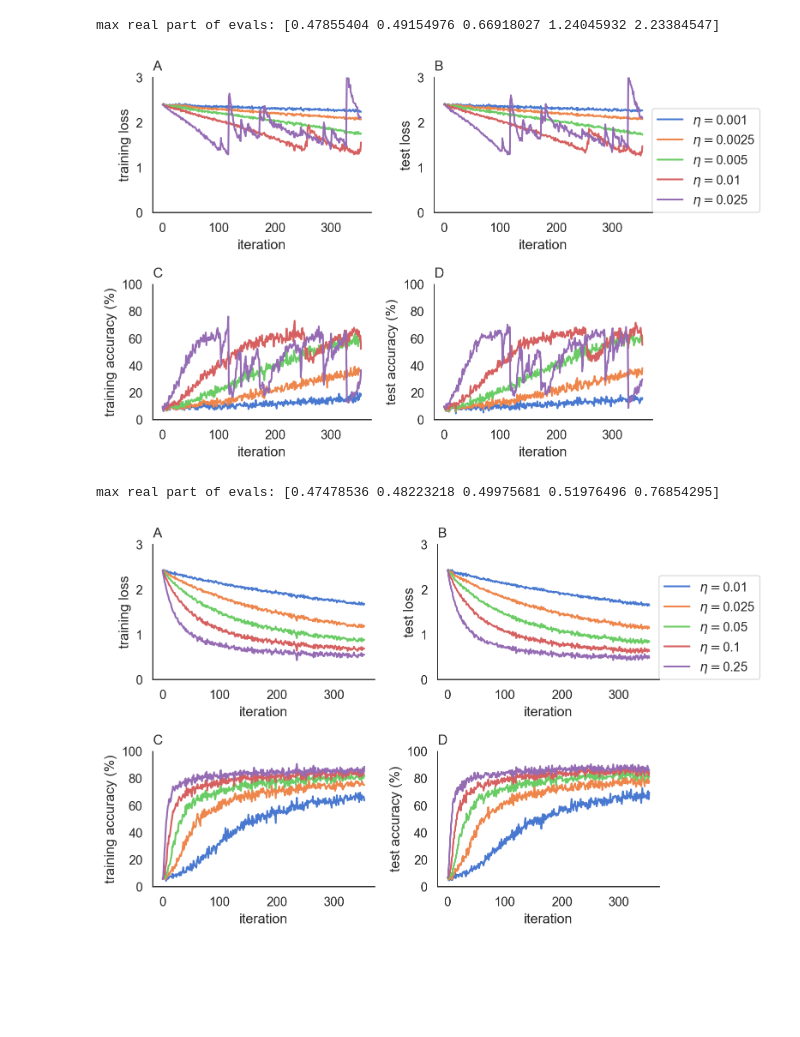
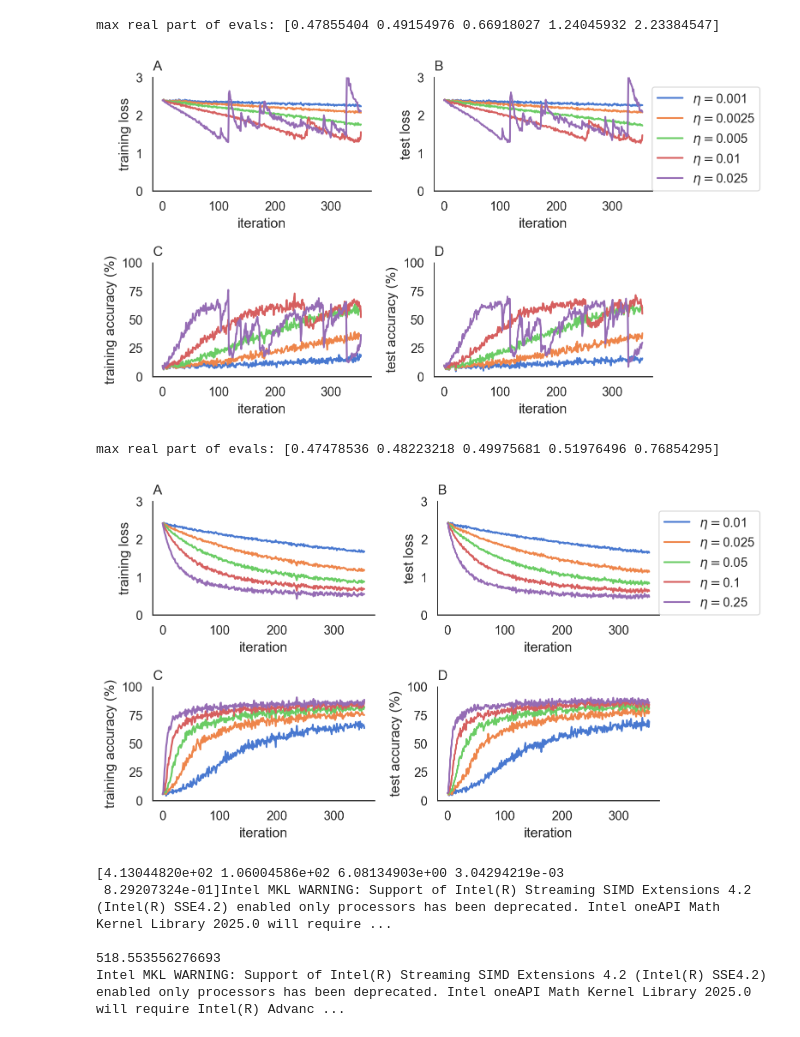
Before and after one commit to RobertRosenbaum/LearningFixedPointsInRNNs, a Jupyter notebook: CreateMNISTPlots.ipynb, the cells around one changed output. Drawn from its saved outputs; the diff is of its cells as text; code cells hidden in the pictures; blank space fills up the shorter version.

```diff
--- a/CreateMNISTPlots.ipynb
+++ b/CreateMNISTPlots.ipynb
@@ -32,7 +32,7 @@ TestAccuracies = Training_Stats['TestAccuracies']
 Jacobian = Training_Stats['Jacobian']
 
 
-plt.subplots(figsize=(8,5))
+plt.subplots(figsize=(8,4.5))
 plt.subplot(2,2,1)
 for kk,lr in enumerate(LearningRates):
     plt.plot(Losses[kk].T, label=r'$\eta = $' + str(lr))
@@ -70,34 +70,34 @@ for kk,lr in enumerate(LearningRates):
 plt.xlabel("iteration")
 plt.ylabel("test accuracy (%)")
 plt.ylim([0, 100])
 plt.title('D',loc='left')
 #plt.legend()
 sns.despine()
 
 plt.tight_layout()
 
 maxrealeval=np.zeros(len(LearningRates))
 for kk in range(len(LearningRates)):
     maxrealeval[kk]=np.max(np.real(Jacobian[kk]))
 
 print('max real part of evals:',maxrealeval)
 
 plt.savefig('./Figures/MNISTdW1Ratetanh.pdf')
 
 
 # # Plot Jacobian
 # plt.subplots(figsize=(8,5))
 # for kk in range(len(LearningRates)):
 #     if len(Jacobian[kk])>0:
 #         plt.plot(np.real(Jacobian[kk]),np.imag(Jacobian[kk]),'.', label=r'$\eta = $' + str(LearningRates[kk]))
 #         plt.title('Eigenvalues of W after learning')
 #         plt.legend()
 #         plt.show()
 #     else:
 #         print('No eigenvalues to plot for learning rate',LearningRates[kk])
 # %% [output]
 max real part of evals: [0.47855404 0.49154976 0.66918027 1.24045932 2.23384547]
-[figure, old version]
+[figure, new version]
 # %%
 import torch
 import numpy as np
@@ -130,7 +130,7 @@ Jacobian = Training_Stats['Jacobian']
 
 
 
-plt.subplots(figsize=(8,5))
+plt.subplots(figsize=(8,4.5))
 plt.subplot(2,2,1)
 for kk,lr in enumerate(LearningRates):
     plt.plot(Losses[kk].T, label=r'$\eta = $' + str(lr))
@@ -196,4 +196,27 @@ plt.savefig('./Figures/MNISTdW3Ratetanh.pdf')
 #         print('No eigenvalues to plot for learning rate',LearningRates[kk])
 # %% [output]
 max real part of evals: [0.47478536 0.48223218 0.49975681 0.51976496 0.76854295]
-[figure, old version]
+[figure, new version]
+# %%
+import numpy as np
+
+N=5
+B=np.random.randn(N,N)
+B=B@B.T
+
+
+C=np.random.randn(N,N)
+C=C@C.T
+U=np.random.randn(N,N)
+V=U#np.random.randn(N,N)
+
+
+#print(np.trace(B@U@C@V.T))
+print(np.linalg.eig(B@U@C@V.T)[0])
+print(np.linalg.norm((B@U@C@V.T-(B@U@C@V.T).T)))
+# %% [output]
+[4.13044820e+02 1.06004586e+02 6.08134903e+00 3.04294219e-03
+ 8.29207324e-01]Intel MKL WARNING: Support of Intel(R) Streaming SIMD Extensions 4.2 (Intel(R) SSE4.2) enabled only processors has been deprecated. Intel oneAPI Math Kernel Library 2025.0 will require ...
+
+518.553556276693
+Intel MKL WARNING: Support of Intel(R) Streaming SIMD Extensions 4.2 (Intel(R) SSE4.2) enabled only processors has been deprecated. Intel oneAPI Math Kernel Library 2025.0 will require Intel(R) Advanc ...
```
Also changed, not shown: 1 other file.
